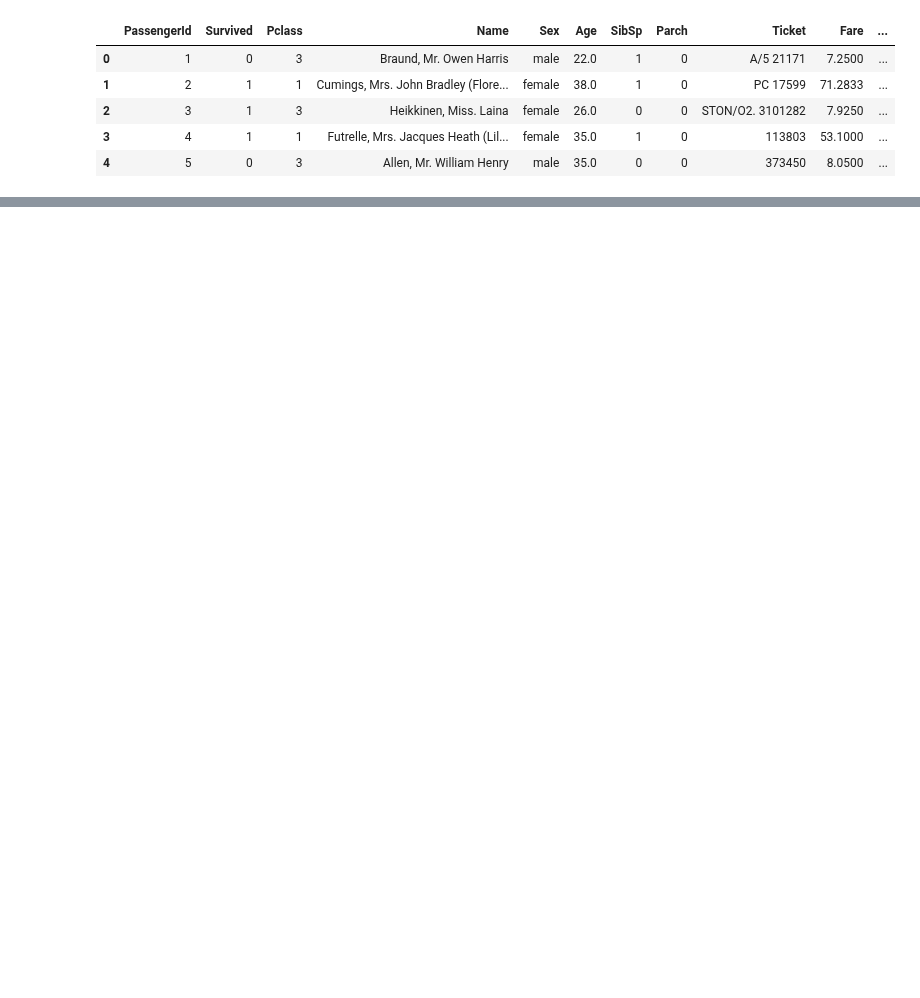
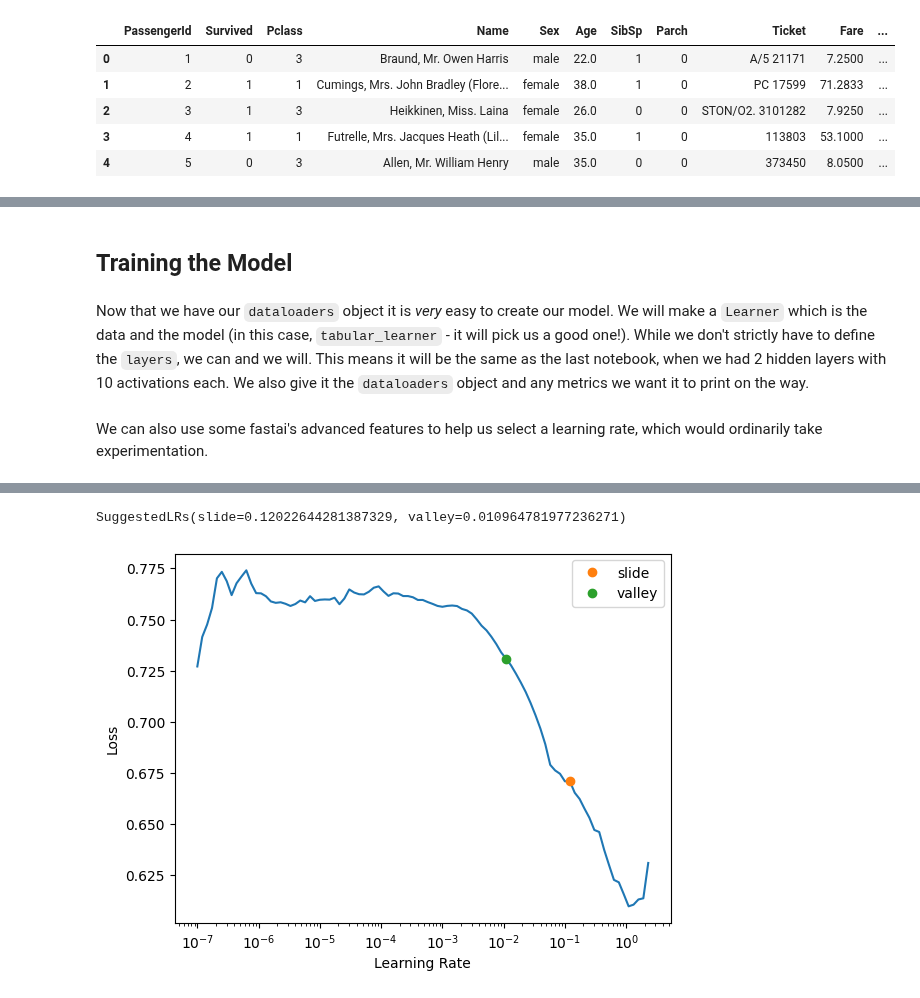
Before and after one commit to frank-895/machine_learning_journey, a Jupyter notebook: titanic_dataset/using_framework.ipynb, the cells around one changed output, grey strips where cells are left out. Drawn from its saved outputs; the diff is of its cells as text; code cells hidden in the pictures; blank space fills up the shorter version.

Commit message:
Created model then employed ensembling to improve further.

```diff
--- a/titanic_dataset/using_framework.ipynb
+++ b/titanic_dataset/using_framework.ipynb
@@ -67,0 +91,3 @@ Notice, no messing around with NaN columns.
+# %%
+splits = RandomSplitter(seed=42)(df) # like this last time, we will use a random split
+splits
@@ -67,0 +97,10 @@ Notice, no messing around with NaN columns.
+# %%
+%%capture
+dls = TabularPandas(df,
+                    splits = splits,
+                    procs = [Categorify, FillMissing, Normalize],
+                    cat_names = ["Sex","Pclass","Embarked","Deck", "Title"],
+                    cont_names = ['Age', 'SibSp', 'Parch', 'LogFare', 'Alone', 'TicketFreq', 'Family'],
+                    y_names = "Survived",
+                    y_block = CategoryBlock()
+).dataloaders(path='.')
@@ -67,0 +116,11 @@ Notice, no messing around with NaN columns.
+# %% [markdown]
+## Training the Model
+# %% [markdown]
+Now that we have our `dataloaders` object it is *very* easy to create our model. We will make a `Learner` which is the data and the model (in this case, `tabular_learner` - it will pick us a good one!). While we don't strictly have to define the `layers`, we can and we will. This means it will be the same as the last notebook, when we had 2 hidden layers with 10 activations each. We also give it the `dataloaders` object and any metrics we want it to print on the way.
+# %%
+learn = tabular_learner(dls, metrics=accuracy, layers=[10,10])
+# %% [markdown]
+We can also use some fastai's advanced features to help us select a learning rate, which would ordinarily take experimentation.
+# %%
+learn.lr_find(suggest_funcs=(slide, valley))
+# %% [output]
@@ -67,0 +128,2 @@ Notice, no messing around with NaN columns.
+SuggestedLRs(slide=0.12022644281387329, valley=0.010964781977236271)
+[figure, added]
```
Also changed, not shown: parts of 25 cells of this notebook.
